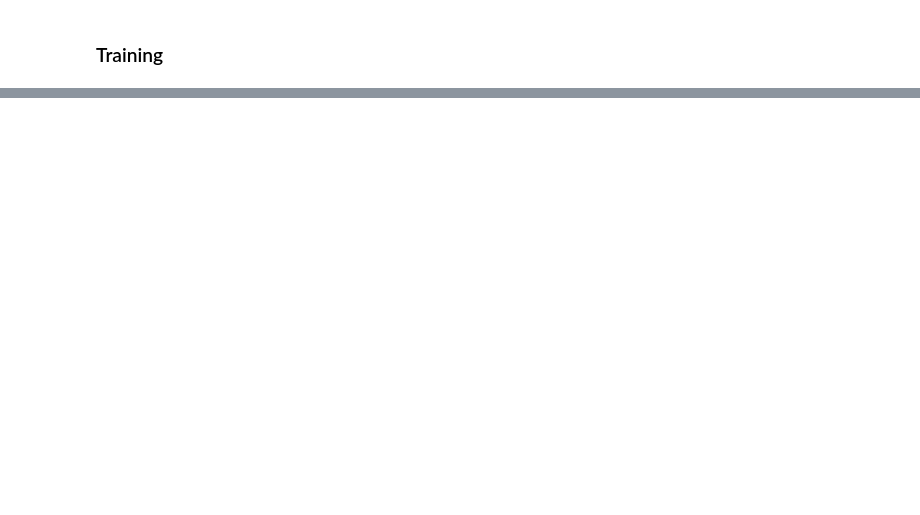
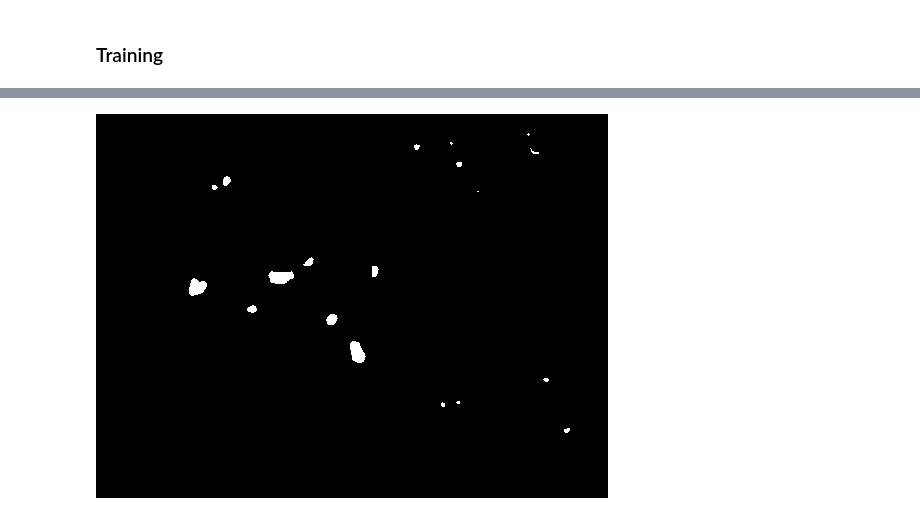
Before and after one commit to partyzans/data_playground, a Jupyter notebook: u2net/U2Net.ipynb, the cells around one changed output, grey strips where cells are left out. Drawn from its saved outputs; the diff is of its cells as text; code cells hidden in the pictures; blank space fills up the shorter version.

```diff
--- a/u2net/U2Net.ipynb
+++ b/u2net/U2Net.ipynb
@@ -328,0 +414,4 @@ pred, true = spot_check_model(model, dataset, 1, config)
+# %%
+Image.fromarray((numpy_probabs[2, :, :] > 0.33).astype("uint8") * 255, mode="L")
+# %% [output]
+[figure, added]
```
Also changed, not shown: parts of 16 cells of this notebook, 4 other files.
